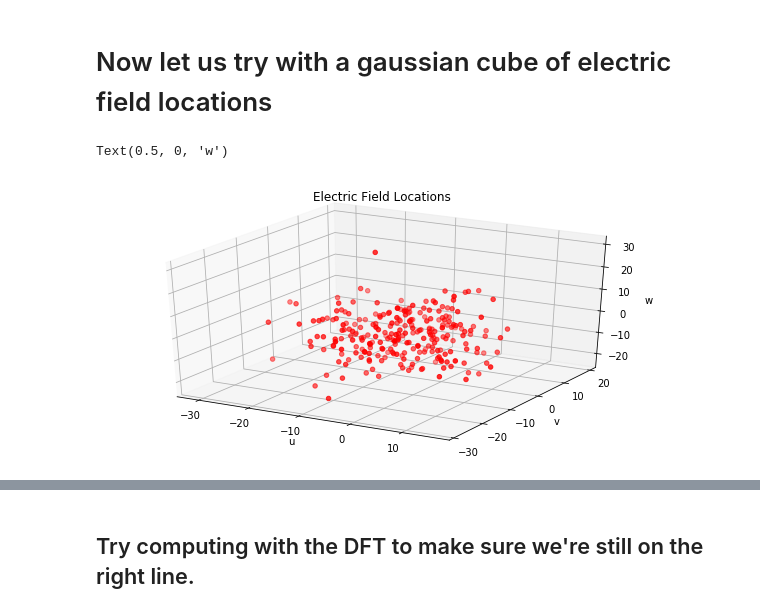
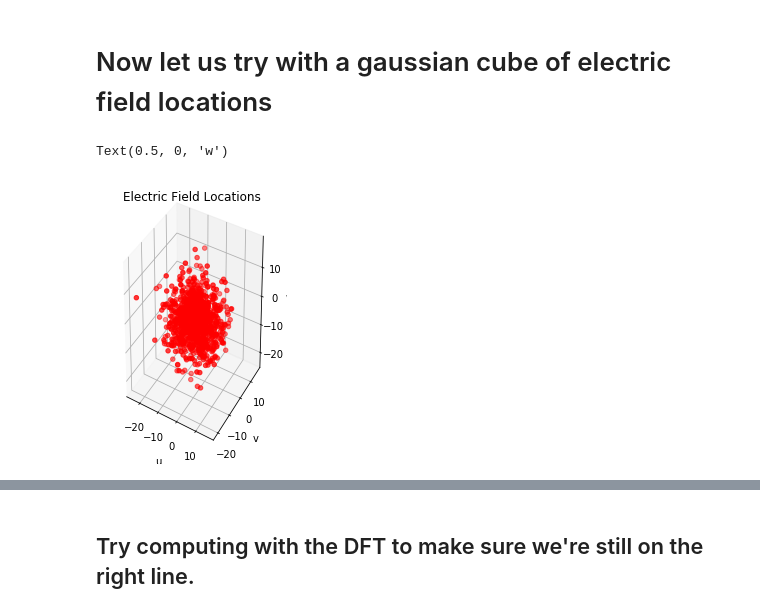
Before and after one commit to epic-astronomy/EPIC-Wide-Field, a Jupyter notebook: grid-EPIC-wstack.ipynb, the cells around one changed output, grey strips where cells are left out. Drawn from its saved outputs; the diff is of its cells as text; code cells hidden in the pictures.

```diff
--- a/grid-EPIC-wstack.ipynb
+++ b/grid-EPIC-wstack.ipynb
@@ -1250,7 +1251,7 @@ We really want to simulate instead of use real data here, so we can generate the
 def simulate_electric_fields_coplanar(locations_uvw,points):
     elec_ss = numpy.zeros(shape=(locations_uvw.shape[0]),dtype=numpy.complex128)
 
-    for i in numpy.arange(256):
+    for i in numpy.arange(locations_uvw.shape[0]):
         for point in points:
             elec_ss[i] += point[2]*numpy.exp(2j*numpy.pi*(locations_uvw[i,0]*point[0]+locations_uvw[i,1]*point[1]))
     return elec_ss
@@ -1258,7 +1259,7 @@ def simulate_electric_fields_coplanar(locations_uvw,points):
 def simulate_electric_fields(locations_uvw,points):
     elec_ss = numpy.zeros(shape=(locations_uvw.shape[0]),dtype=numpy.complex128)
 
-    for i in numpy.arange(256):
+    for i in numpy.arange(locations_uvw.shape[0]):
         for point in points:
             l = point[0]
             m = point[1]
@@ -1271,7 +1272,7 @@ def simulate_electric_fields(locations_uvw,points):
     return elec_ss
 
 def calculate_gaussian_volume_of_points(antenna_number):
-    return (numpy.random.randn(antenna_number,3)-0.5)*8
+    return (numpy.random.standard_normal((antenna_number,3))-0.5)*6
 
 def epic_image_snapshot(efield,locations):
     grid = numpy.zeros(shape=(grid_size,grid_size),dtype=numpy.complex128)
@@ -1292,7 +1293,15 @@ def epic_image_snapshot(efield,locations):
     #imsq = image * image.conj()
     return image
 
-def plot_celestial_sphere(image,title='Celestial Sphere'):
+def normalise_image(image):
+
+    im_max = numpy.max(image)
+    im_min = numpy.min(image)
+
+    im_n = (image - im_min)/(im_max-im_min)
+    return im_n
+
+def plot_celestial_sphere(image,title='Celestial Sphere',norm=None,l_max_min=1,m_max_min=1,cmap=None):
 
     xticks = (numpy.arange(image.shape[0])/image.shape[0]  * theta) - theta/2
     yticks = xticks.copy()
@@ -1301,11 +1310,11 @@ def plot_celestial_sphere(image,title='Celestial Sphere'):
 
 
     fig,ax = plt.subplots(figsize=(5,5))
-    s= ax.imshow(numpy.abs(image))
+    s= ax.imshow(numpy.abs(image),norm=norm,cmap=cmap)
     ax.set_xticks(lm_coord)
-    ax.set_xticklabels([-1,0,1])
+    ax.set_xticklabels([-l_max_min,0,l_max_min])
     ax.set_yticks(lm_coord)
-    ax.set_yticklabels([-1,0,1])
+    ax.set_yticklabels([-m_max_min,0,m_max_min])
     fig.colorbar(s,ax=ax)
     ax.set_title(title)
     ax.set_xlabel("l")
@@ -1316,15 +1325,15 @@ def plot_celestial_sphere(image,title='Celestial Sphere'):
 # Now let us try with a gaussian cube of electric field locations
 # %%
 # Generate a gaussian cube
-locations_gaussian = calculate_gaussian_volume_of_points(256)
+locations_gaussian = calculate_gaussian_volume_of_points(1024)
 
 us = locations_gaussian[:,0]
 vs = locations_gaussian[:,1]
 ws = locations_gaussian[:,2]
-ax = plt.subplot(111, projection='3d')
+ax = plt.subplot(121, projection='3d')
 ax.scatter(us,vs,ws, color='red')
 ax.set_title('Electric Field Locations')
 ax.set_xlabel('u'); ax.set_ylabel('v'); ax.set_zlabel('w')
 # %% [output]
 Text(0.5, 0, 'w')
-[figure, old version]
+[figure, new version]
```
Also changed, not shown: parts of 23 cells of this notebook.
